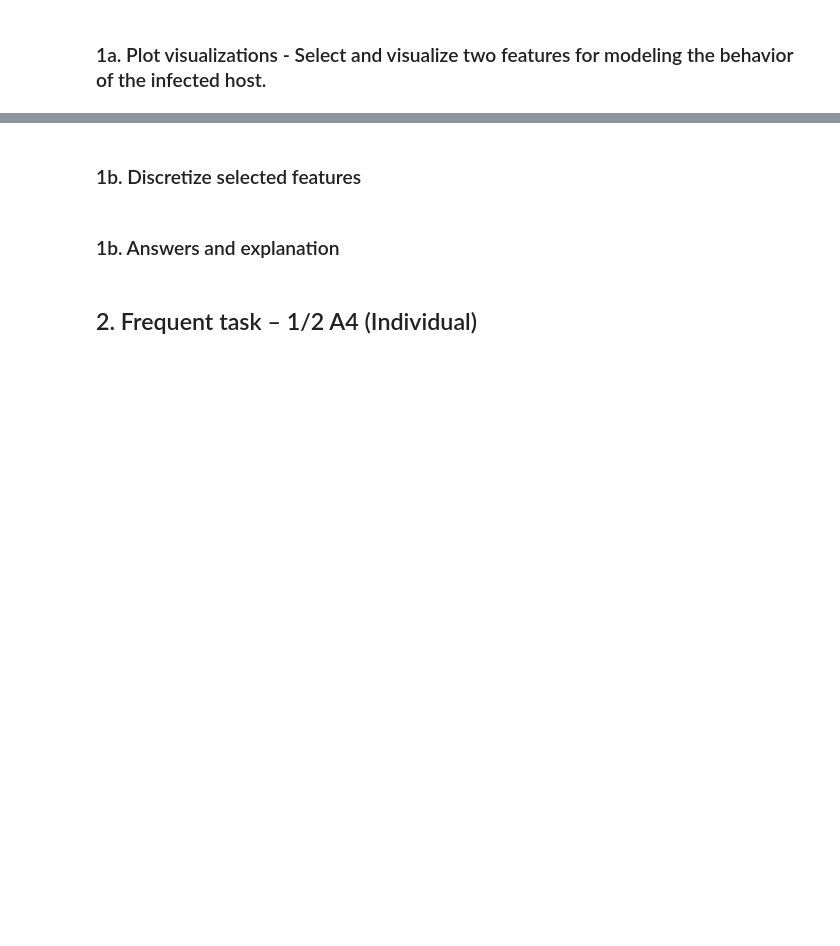
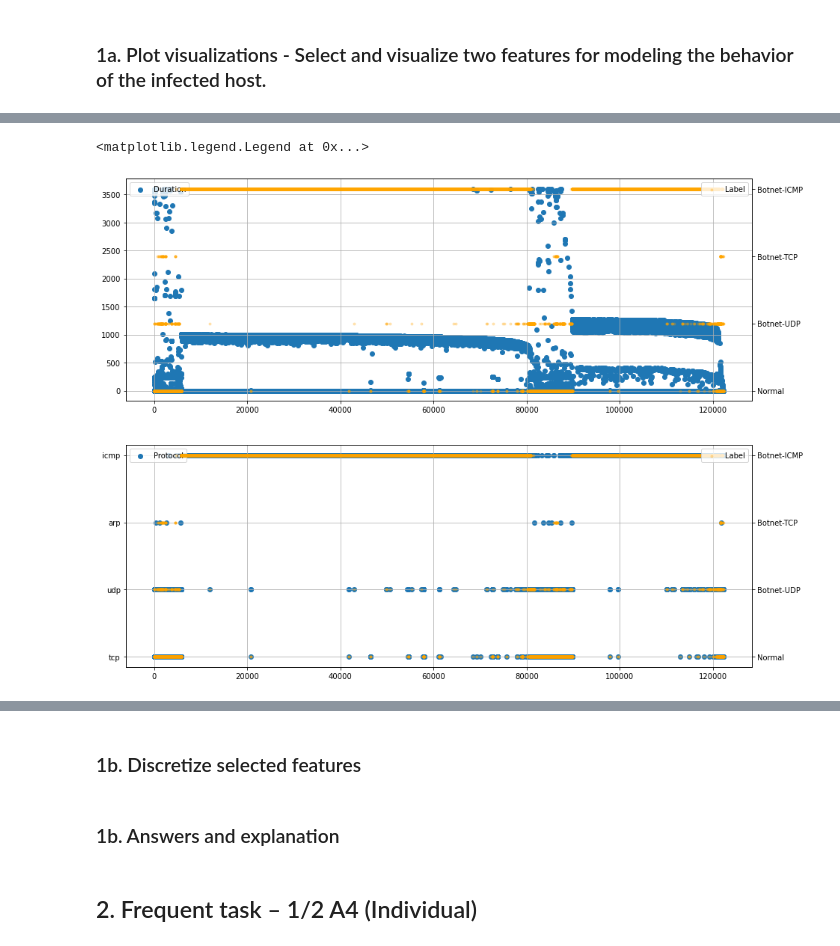
Before and after one commit to awrgold/cyber_data_analytics, a Jupyter notebook: Lab3.ipynb, the cells around one changed output, grey strips where cells are left out. Cells and saved outputs as stored; diff of their text form; code cells hidden in the pictures; blank space fills up the shorter version.

```diff
--- a/Lab3.ipynb
+++ b/Lab3.ipynb
@@ -272,0 +219,20 @@ df_10.
+# %%
+fig, (ax1, ax3) = plt.subplots(2,1,figsize=(15,12))
+
+ax1.scatter(df_10.index, df_10.Dur, marker='o', alpha=1)
+ax2 = ax1.twinx()
+ax1.grid()
+ax2.scatter(df_10.index, df_10.Metalabel, marker=".", color='orange', alpha=0.25)
+ax1.legend(['Duration'], loc='upper left')
+ax2.legend(['Label'], loc='upper right')
+
+
+ax3.scatter(df_10.index, df_10.Proto, marker='o', alpha=1)
+ax4 = ax3.twinx()
+ax3.grid()
+ax4.scatter(df_10.index, df_10.Metalabel, marker=".", color='orange', alpha=0.25)
+ax3.legend(['Protocol'], loc='upper left')
+ax4.legend(['Label'], loc='upper right')
+# %% [output]
+<matplotlib.legend.Legend at 0x...>
+[figure, added]
```
Also changed, not shown: parts of 29 cells of this notebook.
